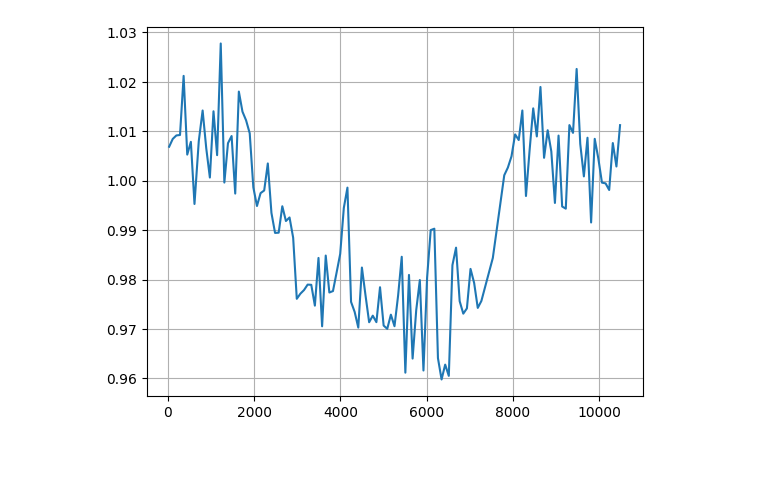
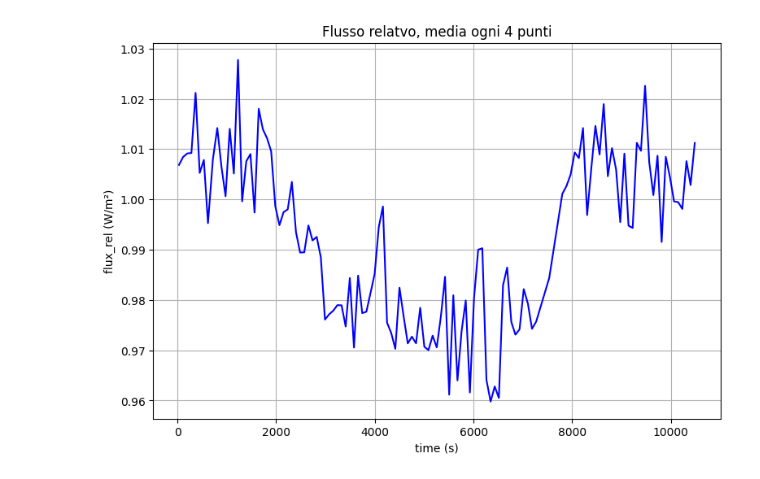
Before and after one commit to RickQuintaluce/asds_remote, a Jupyter notebook: Progetto_ASDS.ipynb, the cells around one changed output. Cells and saved outputs as stored; diff of their text form; code cells hidden in the pictures.

```diff
--- a/Progetto_ASDS.ipynb
+++ b/Progetto_ASDS.ipynb
@@ -52,3 +28,7 @@ df = pd.DataFrame(fluxes)
 df.columns = ('jd', 'flux_target', 'flux_comp', 'flux_rel')
 df['delta_jd'] = df.loc[:, 'jd'] - df.at[0, 'jd'] #tempo è espresso in JD (Julian Day)
 df['time'] = df.loc[:, 'delta_jd']*86400 #per transformare l'intervallo di tempo in secondi va moltiplicato per 86400
+df = df.drop('flux_target', axis=1)
+df = df.drop('flux_comp', axis=1)
+
+df
@@ -114,0 +115,7 @@ print(fit10.errors)
+# %%
+m = fit10.values['m']
+b = fit10.values['b']
+m_err = fit10.errors['m']
+b_err = fit10.errors['b']
+
+print(f'parametri fit:\n{m:5e} +- {m_err:5e}\n{b:5e} +- {b_err:5e}')
@@ -115,8 +126,5 @@ print(fit10.errors)
 # %%
-mfit10 = fit10.values['m']
-bfit10 = fit10.values['b']
-
-df['flux_fit'] = df.loc[:, 'flux_rel'] - mfit10*df.loc[:, 'time']
+df['flux_fit'] = df.loc[:, 'flux_rel'] - m*df.loc[:, 'time']
 
 df
 # %% [output]
@@ -185,12 +228,15 @@ def piecewise(t, F0, F1, t0, T, tau):
 # %%
-#dato che Minuit vuole un first guess per ogni parametro, facciamo una media ogni 4pt per avere un'idea approssimata dei vari F0, tau
-#485/4=121
 t4 = np.mean(np.reshape(df['time'], (121, 4)), axis=1)
 flux4 = np.mean(np.reshape(df['flux_fit'], (121, 4)), axis=1)
 
-plt.plot(t4, flux4)
-plt.grid()
+fig, ax = plt.subplots(figsize=(9, 6))
+ax.grid()
+ax.set_axisbelow(True)
+ax.plot(t4, flux4, c='b')
+ax.set_title('Flusso relatvo, media ogni 4 punti')
+ax.set_xlabel('time (s)')
+ax.set_ylabel('flux_rel (W/m²)')
 plt.show()
 # %% [output]
-[figure, old version]
+[figure, new version]
 # %%
```
Also changed, not shown: parts of 72 cells of this notebook, 7 other files.
